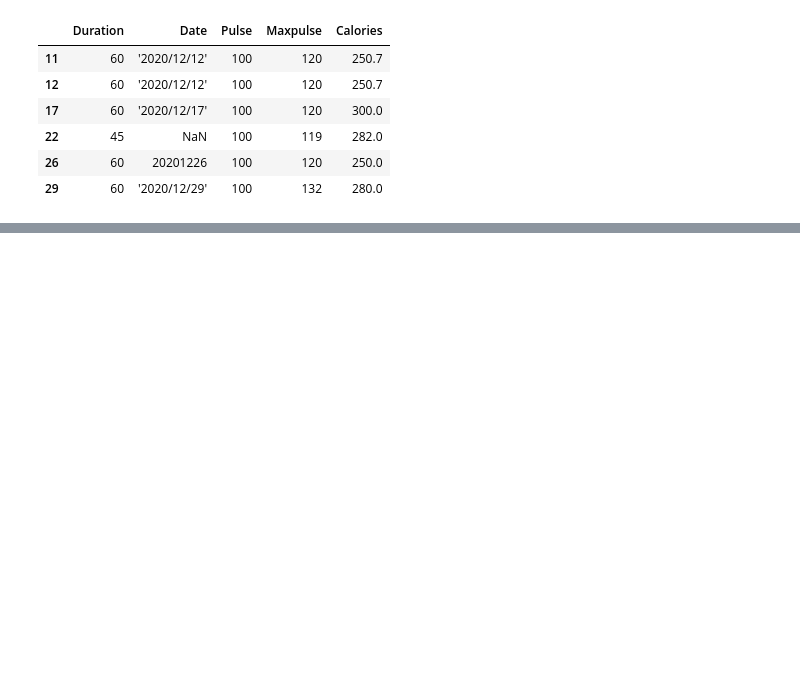
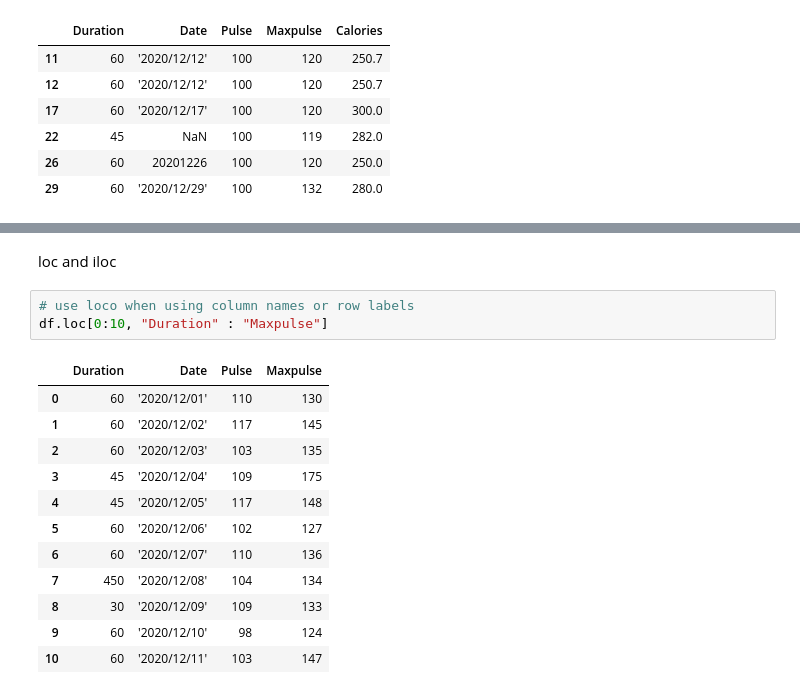
Before and after one commit to harsh-reactdev/SL-python, a Jupyter notebook: pandas/basics.ipynb, the cells around one changed output, grey strips where cells are left out. Drawn from its saved outputs; the diff is of its cells as text; blank space fills up the shorter version.

```diff
--- a/pandas/basics.ipynb
+++ b/pandas/basics.ipynb
@@ -115,0 +141,18 @@ df[df['Pulse'].isin([100, 120])]
+# %% [markdown]
+loc and iloc
+# %%
+# use loco when using column names or row labels
+df.loc[0:10, "Duration" : "Maxpulse"]
+# %% [output]
+|  | Duration | Date | Pulse | Maxpulse |
+| 0 | 60 | '2020/12/01' | 110 | 130 |
+| 1 | 60 | '2020/12/02' | 117 | 145 |
+| 2 | 60 | '2020/12/03' | 103 | 135 |
+| 3 | 45 | '2020/12/04' | 109 | 175 |
+| 4 | 45 | '2020/12/05' | 117 | 148 |
+| 5 | 60 | '2020/12/06' | 102 | 127 |
+| 6 | 60 | '2020/12/07' | 110 | 136 |
+| 7 | 450 | '2020/12/08' | 104 | 134 |
+| 8 | 30 | '2020/12/09' | 109 | 133 |
+| 9 | 60 | '2020/12/10' | 98 | 124 |
+| 10 | 60 | '2020/12/11' | 103 | 147 |
```
Also changed, not shown: parts of 4 cells of this notebook.
